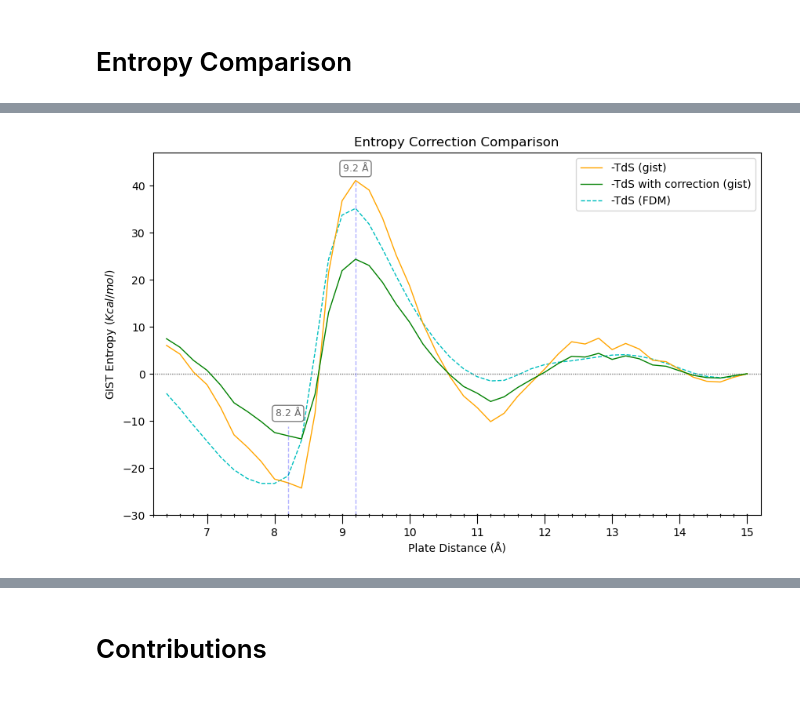
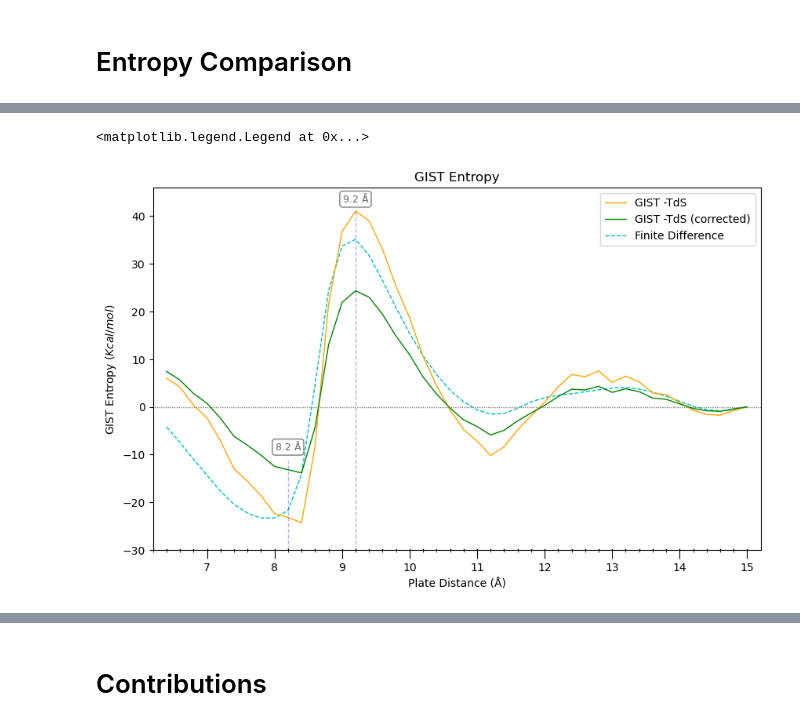
Before and after one commit to arghavanvg/hydrophobic-plates-analysis, a Jupyter notebook: df-energy-plotting.ipynb, the cells around one changed output, grey strips where cells are left out. Cells and saved outputs as stored; diff of their text form; code cells hidden in the pictures.

```diff
--- a/df-energy-plotting.ipynb
+++ b/df-energy-plotting.ipynb
@@ -148,7 +104,7 @@ corrected_0_15_gist_Tds.rename(columns={'distance(A)': 'Distance(Å)'}, inplace=
 corrected_0_15_gist_Tds = corrected_0_15_gist_Tds.iloc[5:].copy()
 corrected_0_15_gist_Tds.reset_index(drop=True, inplace=True)
 # %%
-fin_diff_file = '/Users/arghavan/Graduate Center Dropbox/Arghavan Vedadi Gargari/Hydrophobic Plates/Arghavan/PMF-TdS-data/PMF-tdS data/vanthoff_negTdS.txt'
-fin_diff_df = pd.read_csv(fin_diff_file, sep='\s+', index_col=None, names=columns ,header=None)
-# fin_diff_df
+vanthoff_file = '/Users/arghavan/Graduate Center Dropbox/Arghavan Vedadi Gargari/Hydrophobic Plates/Arghavan/PMF-TdS-data/PMF-tdS data/vanthoff_negTdS.txt'
+vanthoff_df = pd.read_csv(vanthoff_file, sep='\s+', index_col=None, names=columns ,header=None)
+# vanthoff_df
 # %%
@@ -159,9 +115,9 @@ fin_diff_df.rename(columns={'300K': 'Finite_Difference_-Tds_Kcal/mol'}, inplace=
 # %%
 # Truncate data below 6 Å
-fin_diff_df_above_6A = fin_diff_df.iloc[20:].copy()
-fin_diff_df_above_6A.reset_index(drop=True, inplace=True)
-fin_diff_df_above_6A
+vanthoff_df_300K_above_6A = vanthoff_df.iloc[20:].copy()
+vanthoff_df_300K_above_6A.reset_index(drop=True, inplace=True)
+vanthoff_df_300K_above_6A
 
-fin_diff_df_above_6A = fin_diff_df_above_6A[['Distance(Å)', 'Finite_Difference_-Tds_Kcal/mol']].copy()
-# fin_diff_df_above_6A.rename(columns={'300K': 'Finite_Difference_-Tds_Kcal/mol'}, inplace=True)
-# fin_diff_df_above_6A.to_csv(f'{output_path}fin_diff_above_6A.csv',sep='\t', index=False)
+vanthoff_df_300K_above_6A = vanthoff_df_300K_above_6A[['Distance(Å)', '300K']].copy()
+vanthoff_df_300K_above_6A.rename(columns={'300K': 'Vant_Hoff_300K_Kcal/mol'}, inplace=True)
+# vanthoff_df_300K_above_6A.to_csv(f'{output_path}vanthoff_300K_above_6A.csv',sep='\t', index=False)
@@ -551,12 +481,13 @@ gist_Tds
 | 43 | 15.0 | 0.000000 | 0.000000 | 0.000000 | 0.000000 |
 # %%
+
 plt.figure(figsize=(10, 6))
-plt.plot(gist_Tds['Distance(Å)'], gist_Tds['-dTSsix(ref)'], color='orange', markersize=3, linewidth=1, label='-TdS (gist)', zorder=2)
+plt.plot(gist_Tds['Distance(Å)'], gist_Tds['-dTSsix(ref)'], color='orange', markersize=3, linewidth=1, label='GIST -TdS', zorder=2)
 # plt.plot(corrected_gist_Tds['Distance(Å)'], corrected_gist_Tds['-dTSsix(ref)'], color='green', markersize=3, linewidth=1, label='-TdSsix (corrected - neat)', zorder=3)
-plt.plot(corrected_0_gist_Tds['Distance(Å)'], corrected_0_gist_Tds['-dTSsix(ref)'], color='green', markersize=3, linewidth=1, label='-TdS with correction (gist)', zorder=4)
+plt.plot(corrected_0_gist_Tds['Distance(Å)'], corrected_0_gist_Tds['-dTSsix(ref)'], color='green', markersize=3, linewidth=1, label='GIST -TdS (corrected)', zorder=4)
 # plt.plot(corrected_0_15_gist_Tds['Distance(Å)'], corrected_0_15_gist_Tds['-dTSsix(ref)'], color='violet', markersize=3, linewidth=1, label='GIST -TdS (corrected - bulk)', zorder=5)
 # plt.plot(corrected_15_gist_Tds['Distance(Å)'], corrected_15_gist_Tds['-dTSsix(ref)'], color='violet', markersize=3, linewidth=1, label='-TdSsix (corrected - bulk)', zorder=4)
-plt.plot(fin_diff_df_above_6A['Distance(Å)'], fin_diff_df_above_6A['Finite_Difference_-Tds_Kcal/mol'], 'c--', markersize=3, linewidth=1, label='-TdS (FDM)', zorder=1)
+plt.plot(vanthoff_df_300K_above_6A['Distance(Å)'], vanthoff_df_300K_above_6A['Vant_Hoff_300K_Kcal/mol'], 'c--', markersize=3, linewidth=1, label='Finite Difference', zorder=1)
 # plt.plot(gist_Tds['Distance(Å)'], gist_Tds['-dTSorient+trans(ref)'], 'r-', markersize=3, linewidth=1, label='Trans+Orient', zorder=1)
 # plt.plot(corrected_gist_Tds['Distance(Å)'], corrected_gist_Tds['-dTSorient+trans(ref)'], 'm-', markersize=3, linewidth=1, label='Trans+Orient (corrected)', zorder=1)
 # plt.plot(gist_joe_ent_df['Distance(Å)'], gist_joe_ent_df['300'], 'k-', linewidth=0.8, label='gist (joe)', zorder=2)
@@ -566,36 +497,37 @@ plt.hlines(y=0.00, xmin=6.0, xmax=15.2, color='grey', linestyle=(0, (1, 1)), lin
 
 y_82 = corrected_0_gist_Tds.loc[corrected_0_gist_Tds['Distance(Å)'] == 8.2,'-dTSsix(ref)'].values[0]
 plt.vlines(x=8.2, ymin=-30, ymax=y_82+2, color='blue', linestyle='--', linewidth=1, alpha=0.3)
 plt.text(x=8.2, y=-9, s="8.2 Å", ha='center', fontsize=9, color='dimgrey',
          bbox=dict(facecolor='white', edgecolor='gray', boxstyle='round,pad=0.3'))
 
 y_92 = gist_Tds.loc[gist_Tds['Distance(Å)'] == 9.2,'-dTSsix(ref)'].values[0]
 plt.vlines(x=9.2, ymin=-30, ymax=y_92, color='blue', linestyle='--', linewidth=1, alpha=0.3)
 plt.text(x=9.2, y=43, s="9.2 Å", ha='center', fontsize=9, color='dimgrey',
          bbox=dict(facecolor='white', edgecolor='gray', boxstyle='round,pad=0.3'))
 
 
-plt.title("Entropy Correction Comparison")
+plt.title("GIST Entropy")
 plt.xlabel('Plate Distance (Å)')
 plt.ylabel(r'GIST Entropy $(Kcal/mol)$')
-plt.ylim(-30.0, 47.0)
+plt.ylim(-30.0, 46.0)
 plt.xlim(6.2,15.2)
 
 plt.gca().xaxis.set_major_locator(ticker.MultipleLocator(1))
 
 medium_ticks = np.arange(6.2,15.2, 0.2)
 plt.gca().set_xticks(medium_ticks, minor=True)
 
 plt.tick_params(axis='x', which='major', length=8)
 plt.tick_params(axis='x', which='minor', length=2)
 for t in medium_ticks:
     plt.gca().axvline(t, ymin=0, ymax=0.003, color='k', lw=1)
 
 
 plt.legend()
-plots_path = f'{output_path}/plots/'
-os.makedirs(plots_path, exist_ok=True)
+# plots_path = f'{output_path}/plots/'
+# os.makedirs(plots_path, exist_ok=True)
 
-plt.savefig(f'{plots_path}/gist-Tds_correction_compare.png', dpi=800)
+# plt.savefig(f'{plots_path}/gist-Tds_above_6A.png', dpi=800)
 # %% [output]
+<matplotlib.legend.Legend at 0x...>
-[figure, old version]
+[figure, new version]
```
Also changed, not shown: parts of 32 cells of this notebook, 6 other files.
